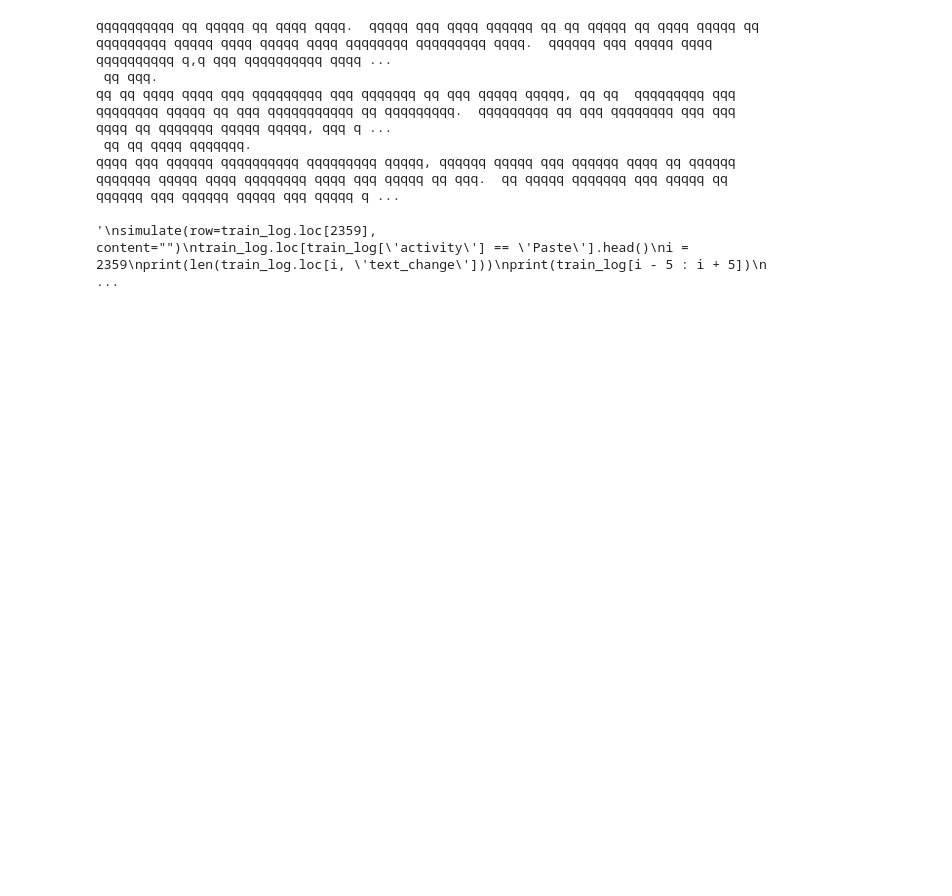
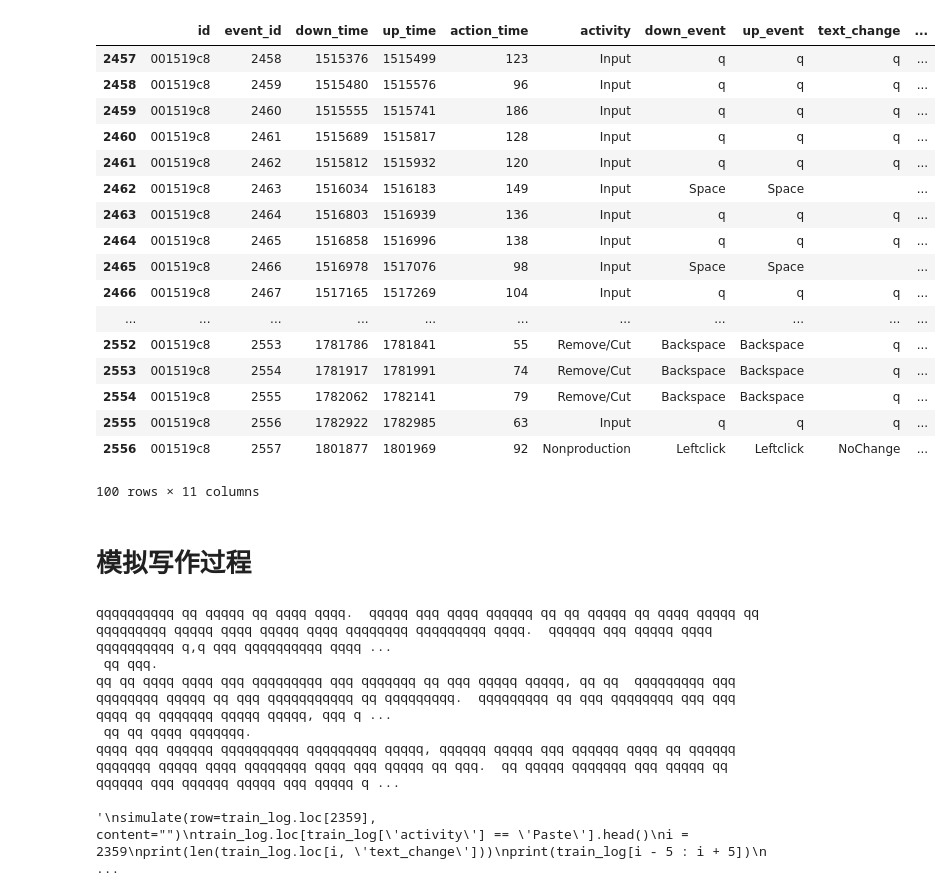
Before and after one commit to Fanby1/kaggel_project, a Jupyter notebook: simulate.ipynb, the cells around one changed output. Drawn from its saved outputs; the diff is of its cells as text; code cells hidden in the pictures; blank space fills up the shorter version.

```diff
--- a/simulate.ipynb
+++ b/simulate.ipynb
@@ -19,3 +55,33 @@ train_log.head()
+# %%
+# 生产率计算
+pd.set_option('display.min_rows', 50)  # 在DataFrame中显示50行
+condition = 'id == "001519c8"';
+res = train_log.query(condition);
+see = res.tail(100);
+see
+# print(train_log['activity']);
+# 整篇文章完成后的生产率
+# %% [output]
+|  | id | event_id | down_time | up_time | action_time | activity | down_event | up_event | text_change | ... |
+| 2457 | 001519c8 | 2458 | 1515376 | 1515499 | 123 | Input | q | q | q | ... |
+| 2458 | 001519c8 | 2459 | 1515480 | 1515576 | 96 | Input | q | q | q | ... |
+| 2459 | 001519c8 | 2460 | 1515555 | 1515741 | 186 | Input | q | q | q | ... |
+| 2460 | 001519c8 | 2461 | 1515689 | 1515817 | 128 | Input | q | q | q | ... |
+| 2461 | 001519c8 | 2462 | 1515812 | 1515932 | 120 | Input | q | q | q | ... |
+| 2462 | 001519c8 | 2463 | 1516034 | 1516183 | 149 | Input | Space | Space |  | ... |
+| 2463 | 001519c8 | 2464 | 1516803 | 1516939 | 136 | Input | q | q | q | ... |
+| 2464 | 001519c8 | 2465 | 1516858 | 1516996 | 138 | Input | q | q | q | ... |
+| 2465 | 001519c8 | 2466 | 1516978 | 1517076 | 98 | Input | Space | Space |  | ... |
+| 2466 | 001519c8 | 2467 | 1517165 | 1517269 | 104 | Input | q | q | q | ... |
+| ... | ... | ... | ... | ... | ... | ... | ... | ... | ... | ... |
+| 2552 | 001519c8 | 2553 | 1781786 | 1781841 | 55 | Remove/Cut | Backspace | Backspace | q | ... |
+| 2553 | 001519c8 | 2554 | 1781917 | 1781991 | 74 | Remove/Cut | Backspace | Backspace | q | ... |
+| 2554 | 001519c8 | 2555 | 1782062 | 1782141 | 79 | Remove/Cut | Backspace | Backspace | q | ... |
+| 2555 | 001519c8 | 2556 | 1782922 | 1782985 | 63 | Input | q | q | q | ... |
+| 2556 | 001519c8 | 2557 | 1801877 | 1801969 | 92 | Nonproduction | Leftclick | Leftclick | NoChange | ... |
+100 rows × 11 columns
+# %% [markdown]
+# 模拟写作过程
 # %%
 def simulate(row, content):
 	activity = row.loc['activity']
```
Also changed, not shown: parts of 5 cells of this notebook.
